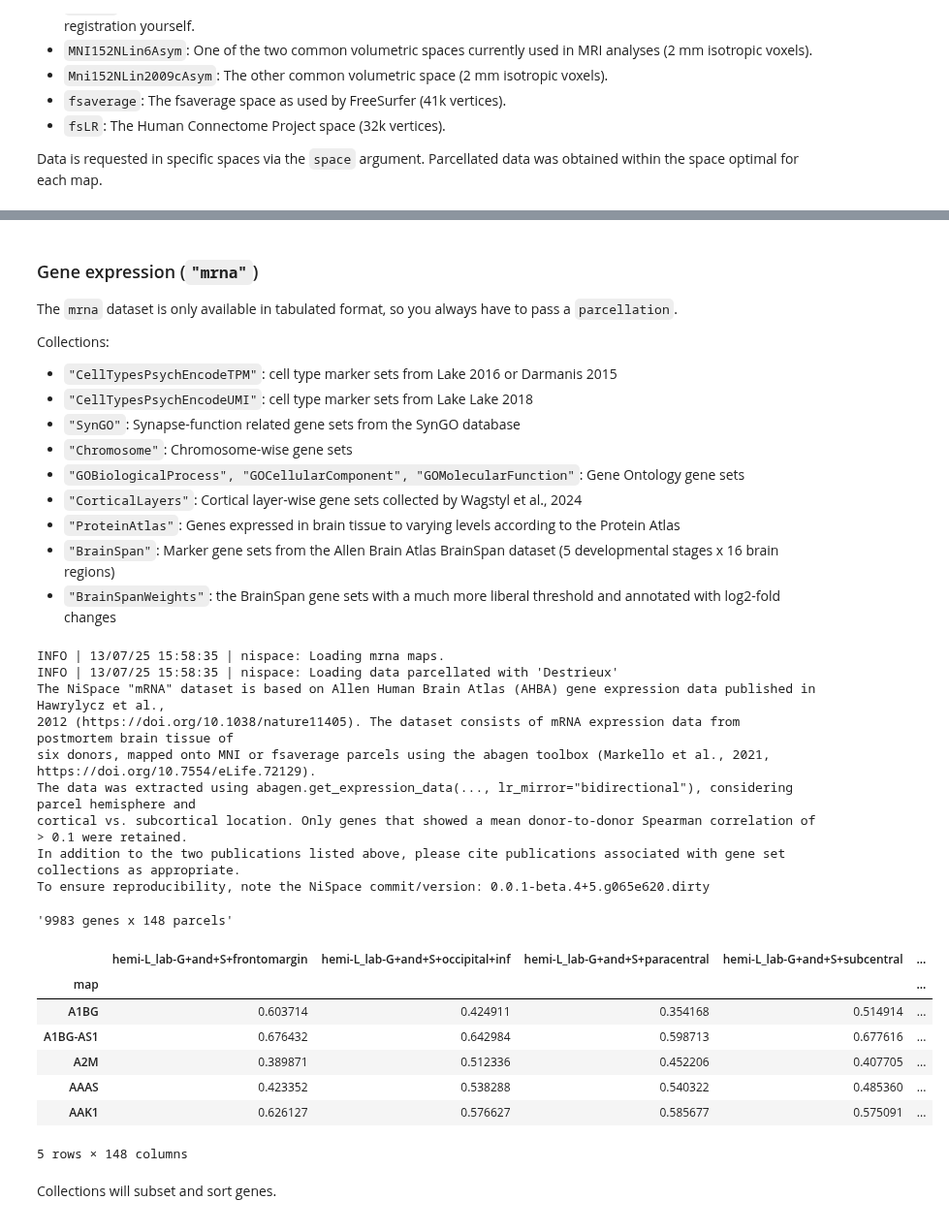
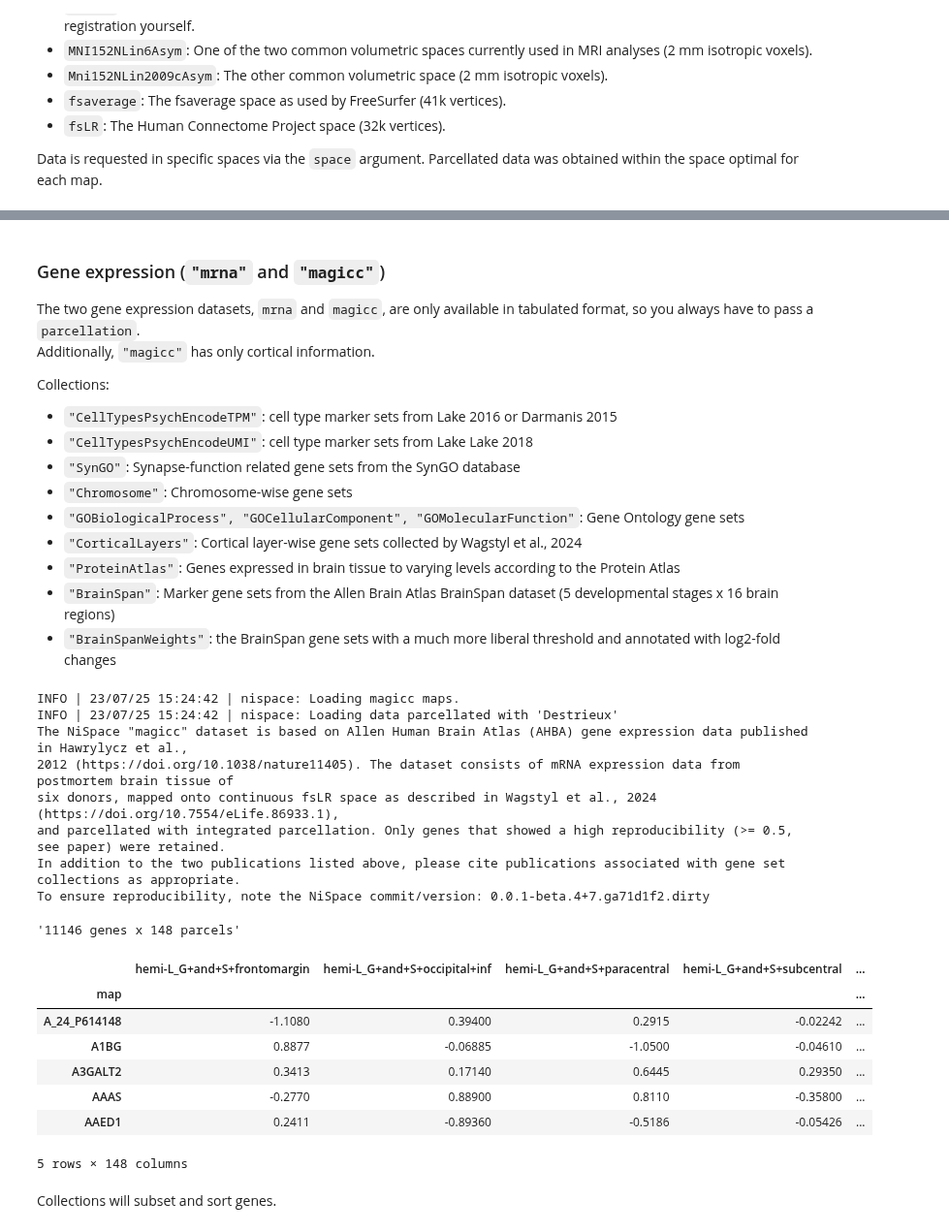
Before and after one commit to LeonDLotter/NiSpace, a Jupyter notebook: docs/nb_introduction/fetching_datasets.ipynb, the cells around one changed output, grey strips where cells are left out. Shown at 97% size. Saved outputs shown, nothing was run; the diff lists cells and outputs as text; code cells hidden in the pictures.

```diff
--- a/docs/nb_introduction/fetching_datasets.ipynb
+++ b/docs/nb_introduction/fetching_datasets.ipynb
@@ -202,8 +203,9 @@ INFO | 13/07/25 15:58:35 | nispace: Filtered from 48 to 2 maps.
 Filtered map path: [PosixPath('/Users/llotter/nispace-data/reference/pet/map/target-NET_tracer-mrb_n-10_dx-hc_pub-hesse2017/target-NET_tracer-mrb_n-10_dx-hc_pub-hesse2017_space-MNI152NLin6Asym.nii.gz' ...
 # %% [markdown]
-### Gene expression (`"mrna"`)
+### Gene expression (`"mrna"` and `"magicc"`)
 
-The `mrna` dataset is only available in tabulated format, so you always have to pass a `parcellation`.
+The two gene expression datasets, `mrna` and `magicc`, are only available in tabulated format, so you always have to pass a `parcellation`.
+Additionally, `"magicc"` has only cortical information.
 
 Collections:
 
@@ -219,28 +221,27 @@ Collections:
 # %%
 # Get all genes for a given parcellation
 mrna_tab = fetch_reference(
-    "mrna",
+    "magicc",
     parcellation="Destrieux",
 )
 display(f"{mrna_tab.shape[0]} genes x {mrna_tab.shape[1]} parcels", mrna_tab.head(5))
 # %% [output]
-INFO | 13/07/25 15:58:35 | nispace: Loading mrna maps.
-INFO | 13/07/25 15:58:35 | nispace: Loading data parcellated with 'Destrieux'
-The NiSpace "mRNA" dataset is based on Allen Human Brain Atlas (AHBA) gene expression data published in Hawrylycz et al.,
+INFO | 23/07/25 15:24:42 | nispace: Loading magicc maps.
+INFO | 23/07/25 15:24:42 | nispace: Loading data parcellated with 'Destrieux'
+The NiSpace "magicc" dataset is based on Allen Human Brain Atlas (AHBA) gene expression data published in Hawrylycz et al.,
 2012 (https://doi.org/10.1038/nature11405). The dataset consists of mRNA expression data from postmortem brain tissue of
-six donors, mapped onto MNI or fsaverage parcels using the abagen toolbox (Markello et al., 2021, https://doi.org/10.7554/eLife.72129).
-The data was extracted using abagen.get_expression_data(..., lr_mirror="bidirectional"), considering parcel hemisphere and
-cortical vs. subcortical location. Only genes that showed a mean donor-to-donor Spearman correlation of > 0.1 were retained.
+six donors, mapped onto continuous fsLR space as described in Wagstyl et al., 2024 (https://doi.org/10.7554/eLife.86933.1),
+and parcellated with integrated parcellation. Only genes that showed a high reproducibility (>= 0.5, see paper) were retained.
 In addition to the two publications listed above, please cite publications associated with gene set collections as appropriate.
-To ensure reproducibility, note the NiSpace commit/version: 0.0.1-beta.4+5.g065e620.dirty
+To ensure reproducibility, note the NiSpace commit/version: 0.0.1-beta.4+7.ga71d1f2.dirty
-'9983 genes x 148 parcels'
+'11146 genes x 148 parcels'
-|  | hemi-L_lab-G+and+S+frontomargin | hemi-L_lab-G+and+S+occipital+inf | hemi-L_lab-G+and+S+paracentral | hemi-L_lab-G+and+S+subcentral | ... |
+|  | hemi-L_G+and+S+frontomargin | hemi-L_G+and+S+occipital+inf | hemi-L_G+and+S+paracentral | hemi-L_G+and+S+subcentral | ... |
 | map |  |  |  |  | ... |
-| A1BG | 0.603714 | 0.424911 | 0.354168 | 0.514914 | ... |
-| A1BG-AS1 | 0.676432 | 0.642984 | 0.598713 | 0.677616 | ... |
-| A2M | 0.389871 | 0.512336 | 0.452206 | 0.407705 | ... |
-| AAAS | 0.423352 | 0.538288 | 0.540322 | 0.485360 | ... |
-| AAK1 | 0.626127 | 0.576627 | 0.585677 | 0.575091 | ... |
+| A_24_P614148 | -1.1080 | 0.39400 | 0.2915 | -0.02242 | ... |
+| A1BG | 0.8877 | -0.06885 | -1.0500 | -0.04610 | ... |
+| A3GALT2 | 0.3413 | 0.17140 | 0.6445 | 0.29350 | ... |
+| AAAS | -0.2770 | 0.88900 | 0.8110 | -0.35800 | ... |
+| AAED1 | 0.2411 | -0.89360 | -0.5186 | -0.05426 | ... |
 5 rows × 148 columns
 # %% [markdown]
 Collections will subset and sort genes.
```
Also changed, not shown: parts of 20 cells of this notebook, 15 other files.
